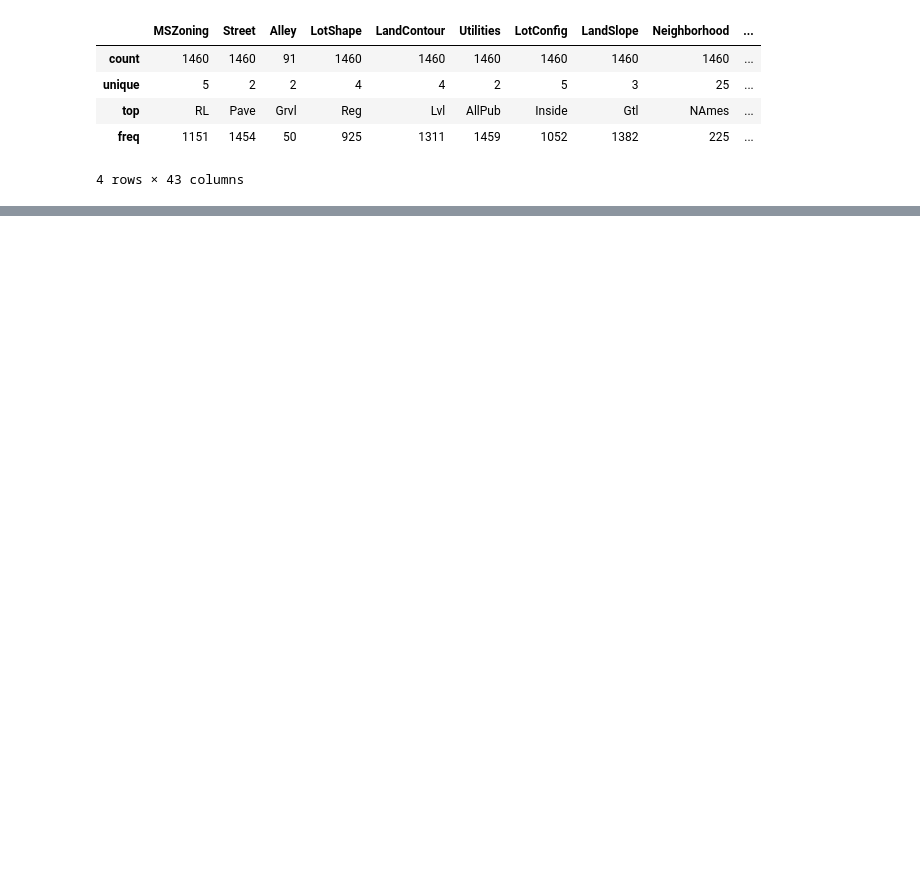
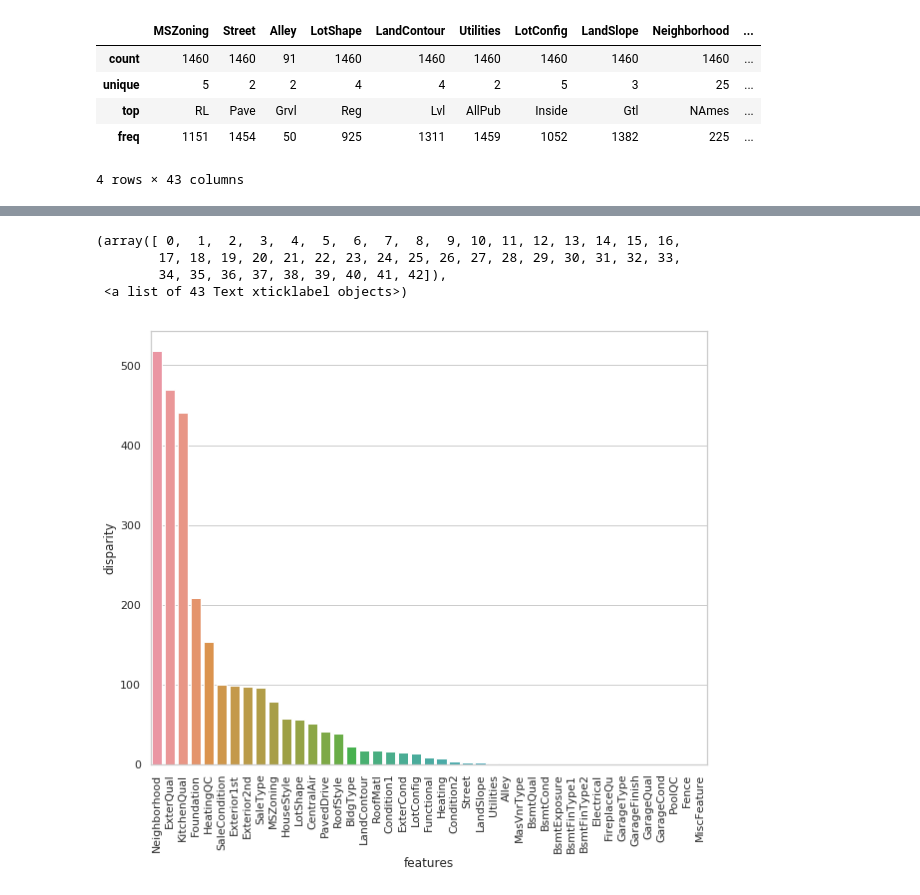
Before and after one commit to ganeshpatro321/House-Price-Prediction, a Jupyter notebook: house-price-prediction.ipynb, the cells around one changed output, grey strips where cells are left out. Cells and saved outputs as stored; diff of their text form; code cells hidden in the pictures; blank space fills up the shorter version.

Commit message:
performed anova test and visualized all the features

```diff
--- a/house-price-prediction.ipynb
+++ b/house-price-prediction.ipynb
@@ -270,3 +288,22 @@ cat_data.describe()
 | top | RL | Pave | Grvl | Reg | Lvl | AllPub | Inside | Gtl | NAmes | ... |
 | freq | 1151 | 1454 | 50 | 925 | 1311 | 1459 | 1052 | 1382 | 225 | ... |
 4 rows × 43 columns
+# %%
+cat = [ f for f in train.columns if train.dtypes[f] == 'object']
+def anova(frame):
+    anv = pd.DataFrame()
+    anv['features'] = cat
+    pvals = []
+    for c in cat:
+        samples = []
+        for cls in frame[c].unique():
+            s = frame[frame[c] == cls]['SalePrice'].values
+            samples.append(s)
+        pval = stats.f_oneway(*samples)[1]
+        pvals.append(pval)
+    anv['pval'] = pvals
+    return anv.sort_values('pval')
+
+#anova test to find the p value, from where we will calculate the disparcity
+# %%
+cat_data['SalePrice'] = train.SalePrice.values
@@ -272,0 +326,13 @@ cat_data.describe()
+# %%
+k = anova(cat_data)
+k['disparity'] = np.log(1./k['pval'].values)
+sns.barplot(data = k, x = 'features', y = 'disparity')
+plt.xticks(rotation = 90)
+
+# we find disparity here, higher the disparity better the feature is helpful in predicting target
+# %% [output]
+(array([ 0,  1,  2,  3,  4,  5,  6,  7,  8,  9, 10, 11, 12, 13, 14, 15, 16,
+        17, 18, 19, 20, 21, 22, 23, 24, 25, 26, 27, 28, 29, 30, 31, 32, 33,
+        34, 35, 36, 37, 38, 39, 40, 41, 42]),
+ <a list of 43 Text xticklabel objects>)
+[figure, added]
```
Also changed, not shown: parts of 13 cells of this notebook.
